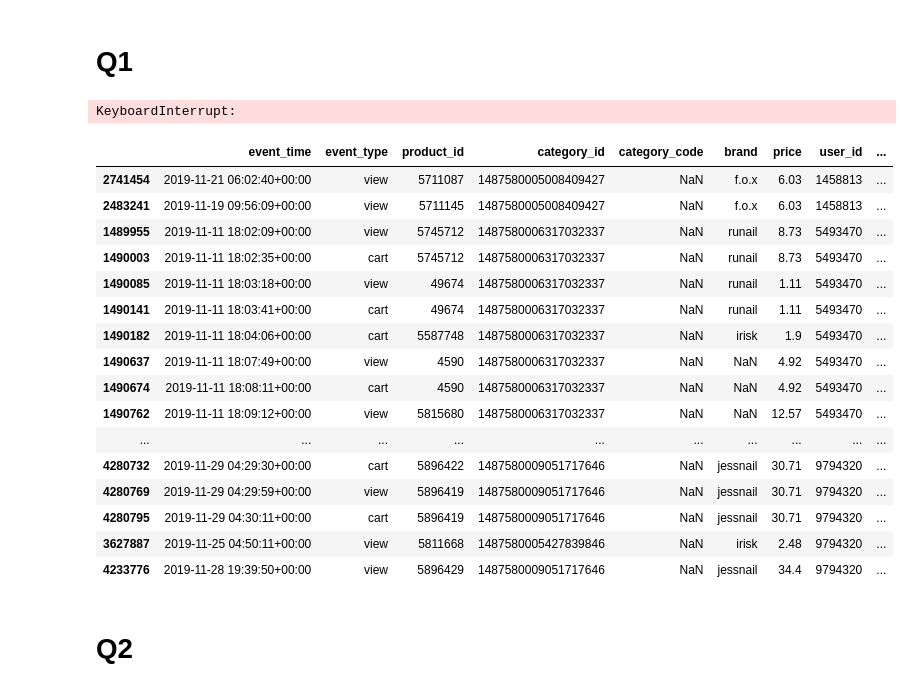
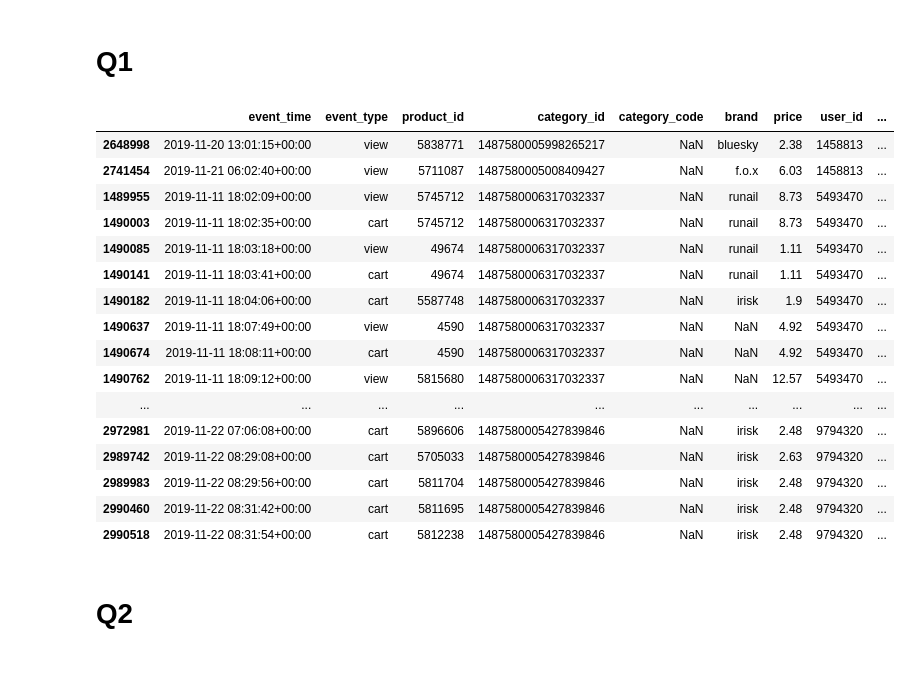
Before and after one commit to LironOhana/HW2-Liron-Ohana, a Jupyter notebook: hw2-Liron Ohana.ipynb, the cells around one changed output. Drawn from its saved outputs; the diff is of its cells as text; code cells hidden in the pictures.

```diff
--- a/hw2-Liron Ohana.ipynb
+++ b/hw2-Liron Ohana.ipynb
@@ -58,23 +38,15 @@ user_session           0
 dtype: int64
 # %% [markdown]
 # Q1
-# %%
-data['event_time'] = pd.to_datetime(data['event_time'])
-data = data.sort_values(by=['user_id', 'user_session', 'event_time'])
-
-# Calculate the duration to next event using shift
-data['duration_to_next_event'] = (data['event_time'] - data.groupby(['user_id', 'user_session'])['event_time'].shift()).dt.total_seconds().fillna(0)
-# %% [output]
-KeyboardInterrupt:
 # %%
 data['event_time'] = pd.to_datetime(data['event_time'])
-data = data.sort_values(by=['user_id', 'user_session', 'event_time'])
+data = data.sort_values(by=['user_id', 'event_time','user_session'])
 data['duration_to_next_event'] = data.groupby(['user_id', 'user_session'])['event_time'].diff().dt.total_seconds().fillna(0)
 data [30:60]
 # %% [output]
 |  | event_time | event_type | product_id | category_id | category_code | brand | price | user_id | ... |
+| 2648998 | 2019-11-20 13:01:15+00:00 | view | 5838771 | 1487580005998265217 | NaN | bluesky | 2.38 | 1458813 | ... |
 | 2741454 | 2019-11-21 06:02:40+00:00 | view | 5711087 | 1487580005008409427 | NaN | f.o.x | 6.03 | 1458813 | ... |
-| 2483241 | 2019-11-19 09:56:09+00:00 | view | 5711145 | 1487580005008409427 | NaN | f.o.x | 6.03 | 1458813 | ... |
 | 1489955 | 2019-11-11 18:02:09+00:00 | view | 5745712 | 1487580006317032337 | NaN | runail | 8.73 | 5493470 | ... |
 | 1490003 | 2019-11-11 18:02:35+00:00 | cart | 5745712 | 1487580006317032337 | NaN | runail | 8.73 | 5493470 | ... |
 | 1490085 | 2019-11-11 18:03:18+00:00 | view | 49674 | 1487580006317032337 | NaN | runail | 1.11 | 5493470 | ... |
@@ -84,11 +56,11 @@ data [30:60]
 | 1490674 | 2019-11-11 18:08:11+00:00 | cart | 4590 | 1487580006317032337 | NaN | NaN | 4.92 | 5493470 | ... |
 | 1490762 | 2019-11-11 18:09:12+00:00 | view | 5815680 | 1487580006317032337 | NaN | NaN | 12.57 | 5493470 | ... |
 | ... | ... | ... | ... | ... | ... | ... | ... | ... | ... |
-| 4280732 | 2019-11-29 04:29:30+00:00 | cart | 5896422 | 1487580009051717646 | NaN | jessnail | 30.71 | 9794320 | ... |
-| 4280769 | 2019-11-29 04:29:59+00:00 | view | 5896419 | 1487580009051717646 | NaN | jessnail | 30.71 | 9794320 | ... |
-| 4280795 | 2019-11-29 04:30:11+00:00 | cart | 5896419 | 1487580009051717646 | NaN | jessnail | 30.71 | 9794320 | ... |
-| 3627887 | 2019-11-25 04:50:11+00:00 | view | 5811668 | 1487580005427839846 | NaN | irisk | 2.48 | 9794320 | ... |
-| 4233776 | 2019-11-28 19:39:50+00:00 | view | 5896429 | 1487580009051717646 | NaN | jessnail | 34.4 | 9794320 | ... |
+| 2972981 | 2019-11-22 07:06:08+00:00 | cart | 5896606 | 1487580005427839846 | NaN | irisk | 2.48 | 9794320 | ... |
+| 2989742 | 2019-11-22 08:29:08+00:00 | cart | 5705033 | 1487580005427839846 | NaN | irisk | 2.63 | 9794320 | ... |
+| 2989983 | 2019-11-22 08:29:56+00:00 | cart | 5811704 | 1487580005427839846 | NaN | irisk | 2.48 | 9794320 | ... |
+| 2990460 | 2019-11-22 08:31:42+00:00 | cart | 5811695 | 1487580005427839846 | NaN | irisk | 2.48 | 9794320 | ... |
+| 2990518 | 2019-11-22 08:31:54+00:00 | cart | 5812238 | 1487580005427839846 | NaN | irisk | 2.48 | 9794320 | ... |
 # %% [markdown]
 # Q2
 # %%
```
Also changed, not shown: parts of 1 cell of this notebook.
